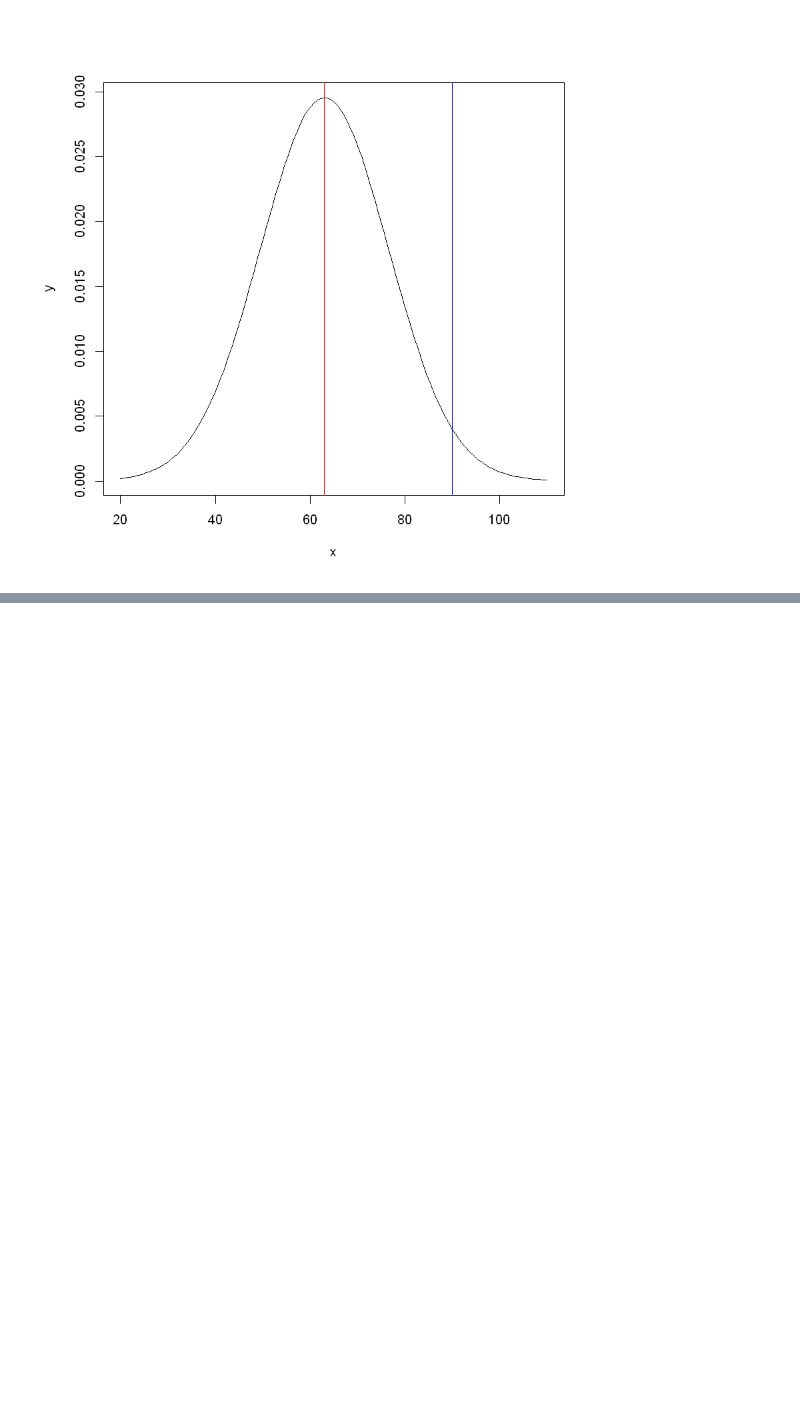
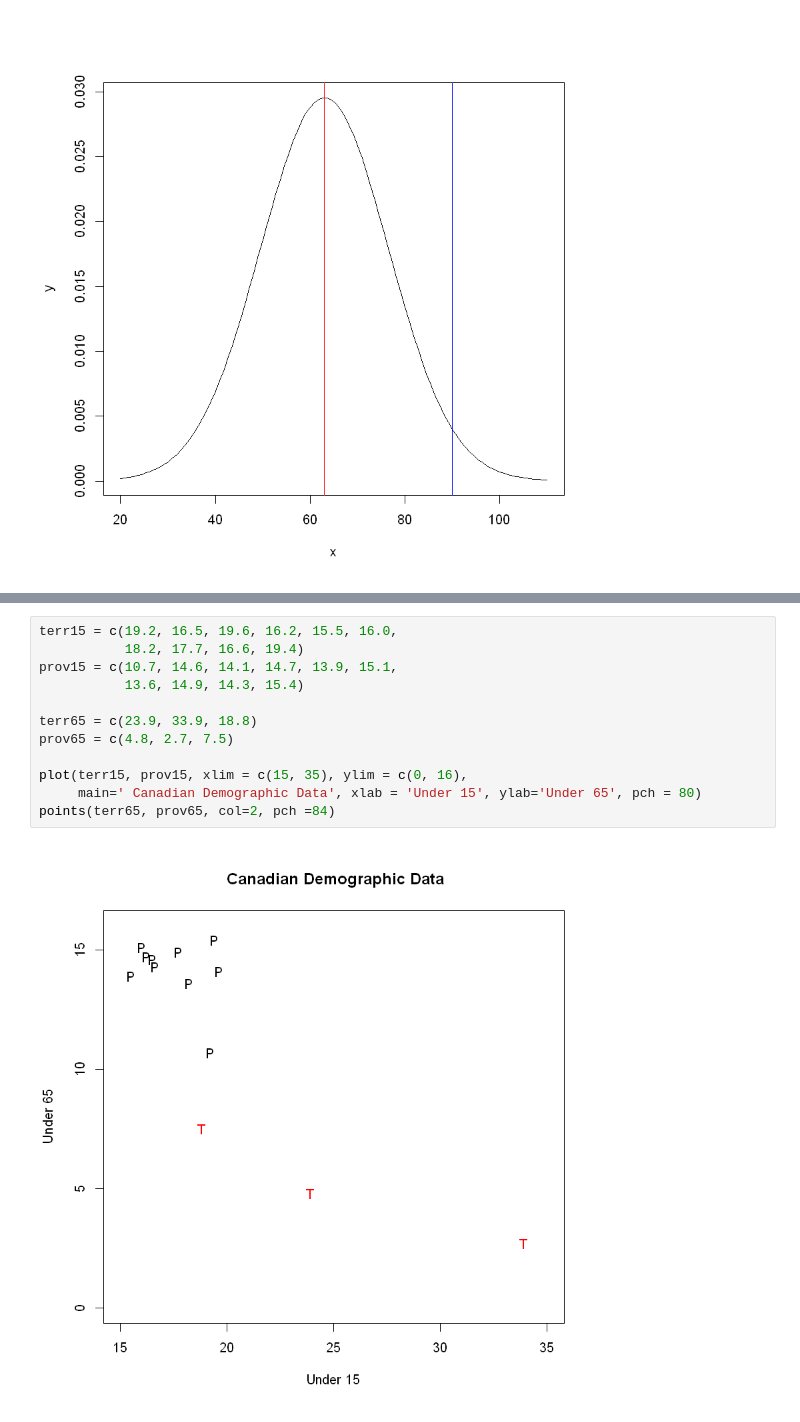
Before and after one commit to nitro41992/math-661-hw, a Jupyter notebook: M661 Kuchimanchi HW7.ipynb, the cells around one changed output, grey strips where cells are left out. Cells and saved outputs as stored; diff of their text form; blank space fills up the shorter version.

```diff
--- a/M661 Kuchimanchi HW7.ipynb
+++ b/M661 Kuchimanchi HW7.ipynb
@@ -46,0 +107,14 @@ abline(v=RDA, col="blue")
+# %%
+terr15 = c(19.2, 16.5, 19.6, 16.2, 15.5, 16.0,
+           18.2, 17.7, 16.6, 19.4)
+prov15 = c(10.7, 14.6, 14.1, 14.7, 13.9, 15.1,
+           13.6, 14.9, 14.3, 15.4)
+
+terr65 = c(23.9, 33.9, 18.8)
+prov65 = c(4.8, 2.7, 7.5)
+
+plot(terr15, prov15, xlim = c(15, 35), ylim = c(0, 16),
+     main=' Canadian Demographic Data', xlab = 'Under 15', ylab='Under 65', pch = 80)
+points(terr65, prov65, col=2, pch =84)
+# %% [output]
+[figure, added]
```
Also changed, not shown: parts of 9 cells of this notebook.
